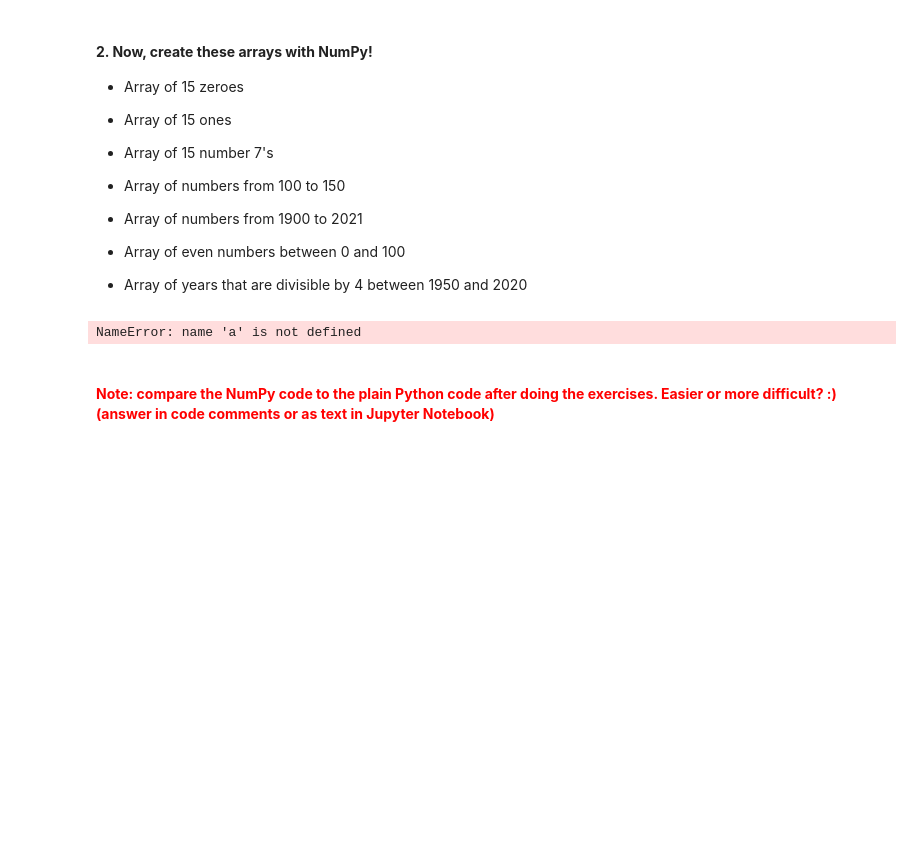
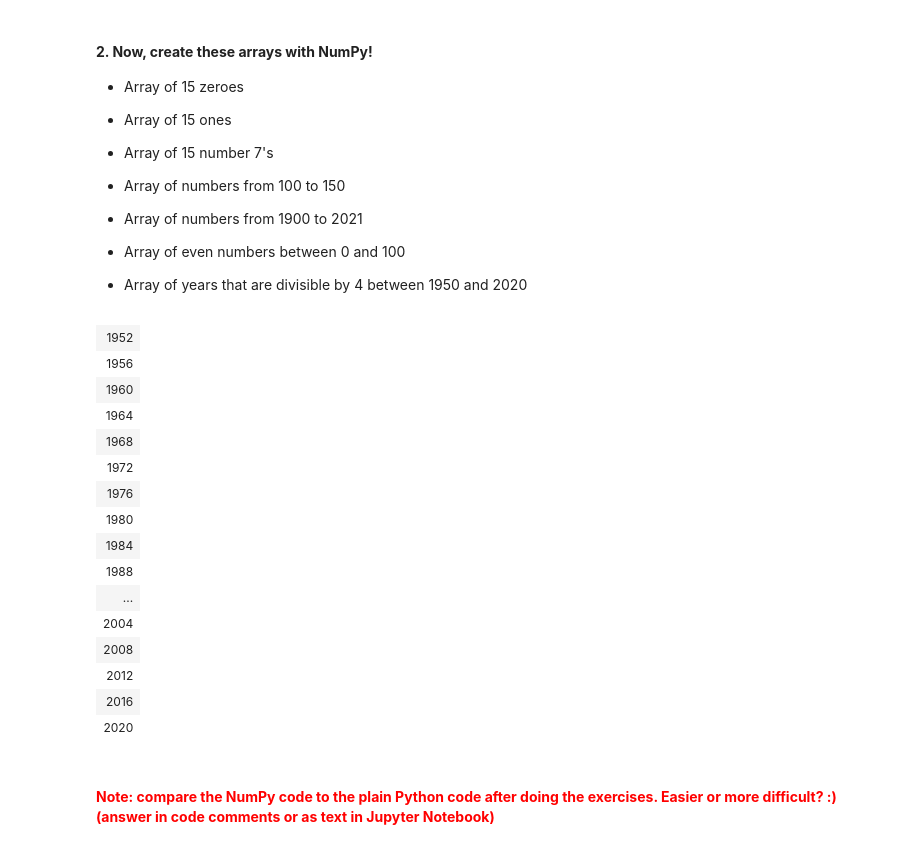
Before and after one commit to crypt0kitik/Introduction-to-Data-Analytics, a Jupyter notebook: Homework sets/Exercise set 1.ipynb, the cells around one changed output. Saved outputs shown, nothing was run; the diff lists cells and outputs as text; code cells hidden in the pictures; blank space fills up the shorter version.

```diff
--- a/Homework sets/Exercise set 1.ipynb
+++ b/Homework sets/Exercise set 1.ipynb
@@ -109,36 +125,62 @@ numbers = []
 # %%
 # exercise 2.1 Array of 15 zeroes
 data = np.zeros(15)
 data
 
 # exercise 2.2 Array of 15 ones
 data = np.ones(15)
 data
 
 # exercise 2.3 Array of 15 number 7's
 data = np.ones(15)
 data = data * 7
 data
 
 # exercise 2.4 Array of numbers from 100 to 150
 data = np.arange(100, 151)
 data
 
 # exercise 2.5 Array of numbers from 1900 to 2021
 data = np.arange(1900, 2022)
 data
 
 # exercise 2.6 Array of even numbers between 0 and 100
-data = np.arange(0, 100)
-if a.all() % 2 == 0:
-    data
+even_numbers = []
+
+for i in range(0, 101, 2):
+    even_numbers.append(i)
+even_numbers_array = np.array(even_numbers)
+
+even_numbers_array
 
 # exercise 2.7 Array of years that are divisible by 4 between 1950 and 2020
+leap_years = []
 
+for year in range(1950, 2021):
+    if year % 4 == 0:
+        leap_years.append(year)
+leap_years_array = np.array(leap_years)
 
-# It was more difficult to create lists without NumPy because I did not remember how to do it :)
+leap_years_array
+
+# Creating lists without NumPy was more difficult because I did not remember how to do it :)
 # %% [output]
-NameError: name 'a' is not defined
+| 1952 |
+| 1956 |
+| 1960 |
+| 1964 |
+| 1968 |
+| 1972 |
+| 1976 |
+| 1980 |
+| 1984 |
+| 1988 |
+| ... |
+| 2004 |
+| 2008 |
+| 2012 |
+| 2016 |
+| 2020 |
 # %% [markdown]
 <h4><b style="color: red">Note: compare the NumPy code to the plain Python code after doing the exercises. Easier or more difficult? :)
 (answer in code comments or as text in Jupyter Notebook)</b></h4>
```
Also changed, not shown: parts of 16 cells of this notebook, 10 other files.
